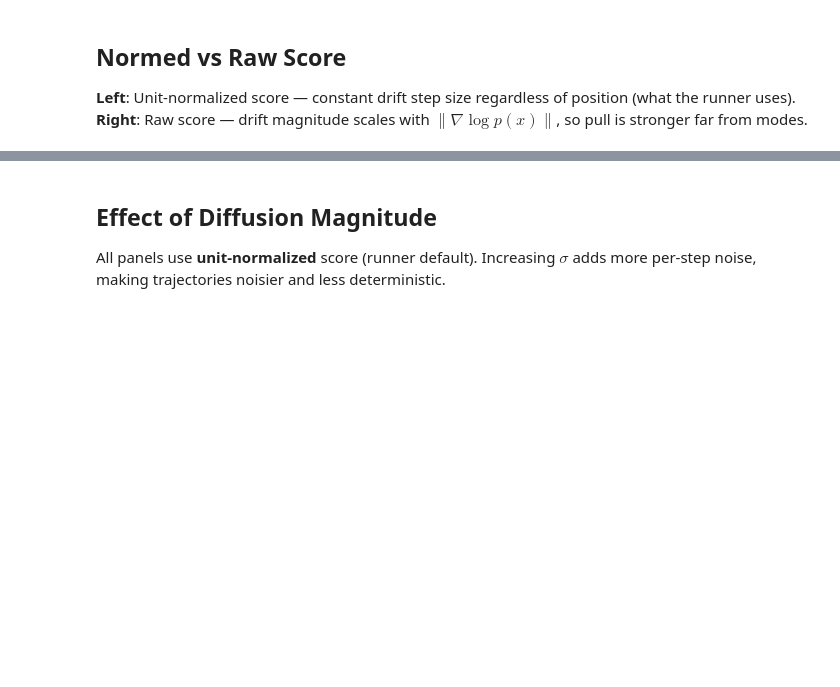
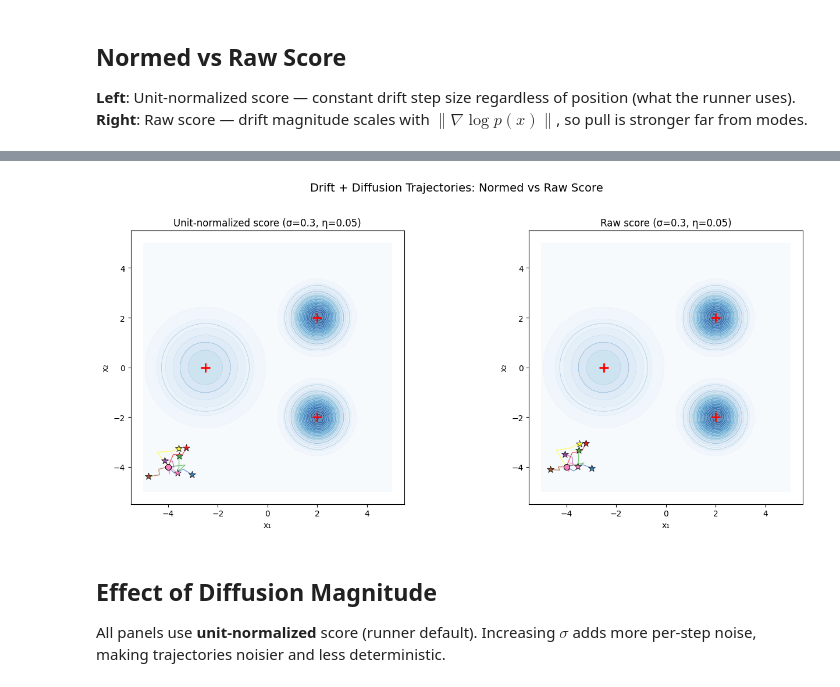
Before and after one commit to bjmedina/memory, a Jupyter notebook: notebooks/2d_trajectory_visualization.ipynb, the cells around one changed output, grey strips where cells are left out. Cells and saved outputs as stored; diff of their text form; code cells hidden in the pictures; blank space fills up the shorter version.

```diff
--- a/notebooks/2d_trajectory_visualization.ipynb
+++ b/notebooks/2d_trajectory_visualization.ipynb
@@ -148,3 +152,34 @@ plt.show()
+# %%
+n_traj = 8
+rng_sel = np.random.default_rng(77)
+indices = [0, 0, 0, 0, 0, 0, 0]#rng_sel.choice(len(X0), size=n_traj, replace=False)
+colors = plt.cm.Set1(np.linspace(0, 1, n_traj))
+
+SIGMA = 0.3
+SIGMA0 = 0.0
+ETA = 0.05
+N_STEPS = 3
+SEED = 43
+
+traj_normed = simulate_trajectories(
+    gmm, X0, indices,
+    sigma=SIGMA, sigma0=SIGMA0, drift_step_size=ETA,
+    n_steps=N_STEPS, normalize_score=True, seed=SEED,
+)
+traj_raw = simulate_trajectories(
+    gmm, X0, indices,
+    sigma=SIGMA, sigma0=SIGMA0, drift_step_size=ETA,
+    n_steps=N_STEPS, normalize_score=False, seed=SEED,
+)
+
+fig, (ax1, ax2) = plt.subplots(1, 2, figsize=(14, 6))
+plot_trajectories(ax1, gmm, traj_normed, f'Unit-normalized score (σ={SIGMA}, η={ETA})', colors)
+plot_trajectories(ax2, gmm, traj_raw, f'Raw score (σ={SIGMA}, η={ETA})', colors)
+fig.suptitle('Drift + Diffusion Trajectories: Normed vs Raw Score', fontsize=14, y=1.02)
+fig.tight_layout()
+plt.show()
+# %% [output]
+[figure, added]
 # %% [markdown]
 ## Effect of Diffusion Magnitude
 
```
Also changed, not shown: parts of 7 cells of this notebook.
